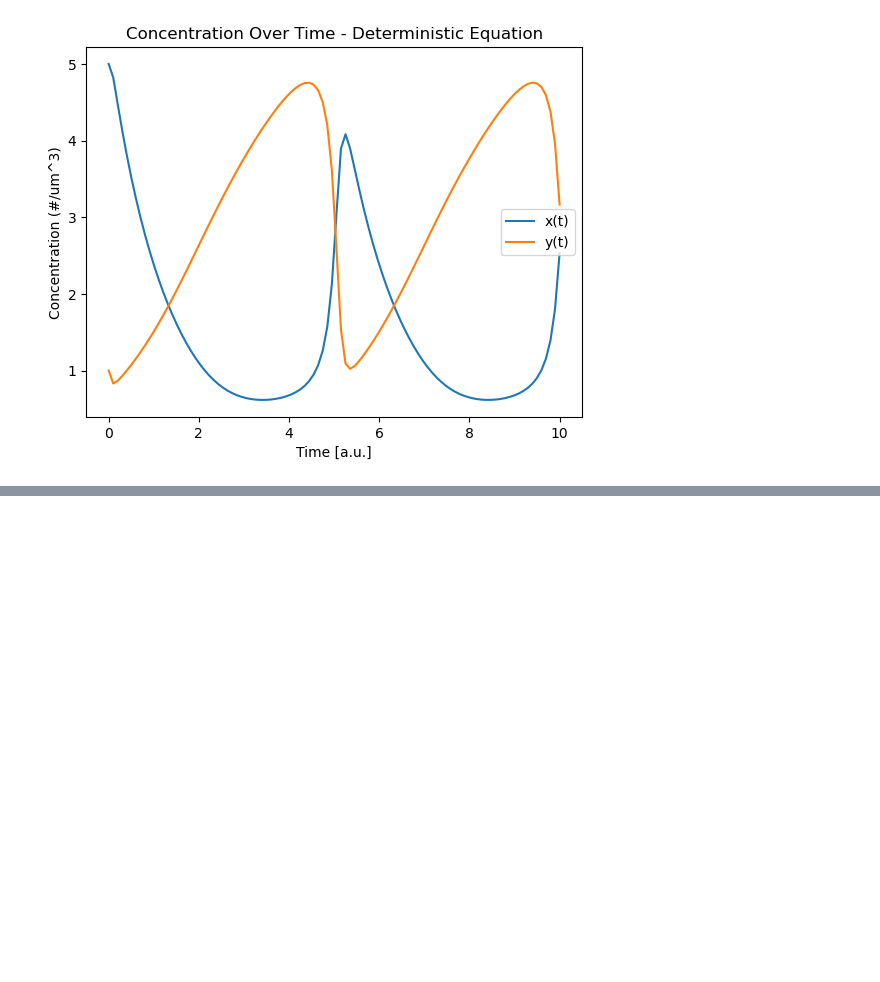
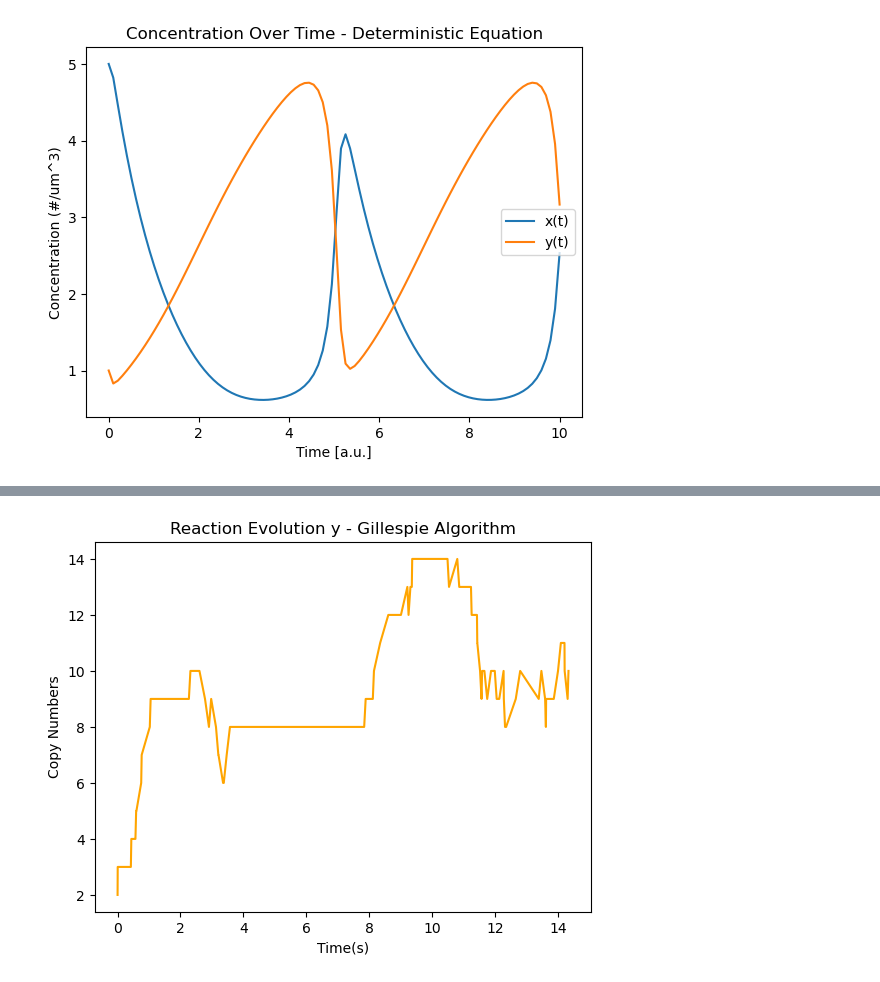
Before and after one commit to JooshK/ModelingTheLivingCell, a Jupyter notebook: scripts/PS3/main.ipynb, the cells around one changed output, grey strips where cells are left out. Saved outputs shown, nothing was run; the diff lists cells and outputs as text; code cells hidden in the pictures; blank space fills up the shorter version.

```diff
--- a/scripts/PS3/main.ipynb
+++ b/scripts/PS3/main.ipynb
@@ -61,0 +70,9 @@ s = stochastic_simulation.run(2)
+# %%
+plt.figure()
+plt.plot(time, states[:, 1], label="y", color='orange')
+plt.xlabel("Time(s)")
+plt.ylabel("Copy Numbers")
+plt.title("Reaction Evolution y - Gillespie Algorithm")
+plt.savefig("../../data/gillespie_y.png")
+# %% [output]
+[figure, added]
```
Also changed, not shown: parts of 7 cells of this notebook, 3 other files.
